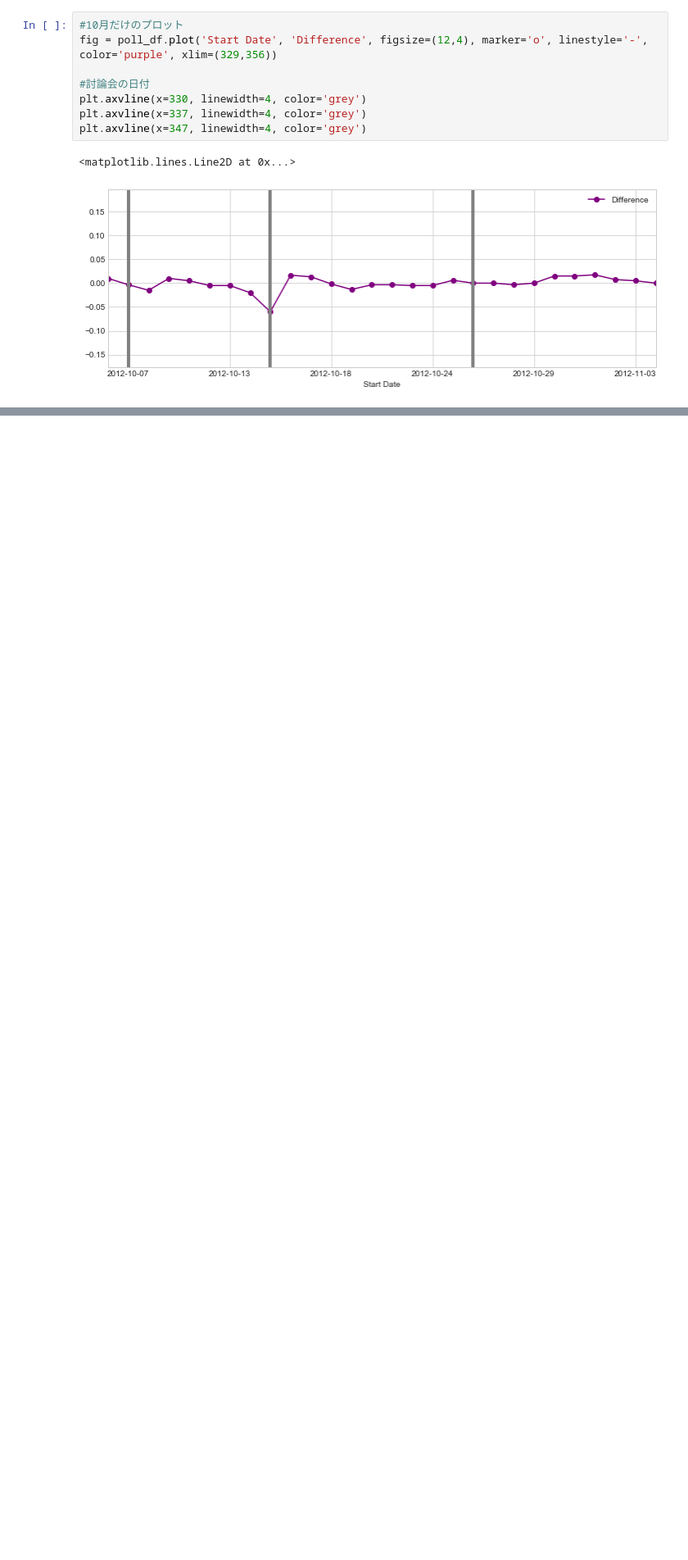
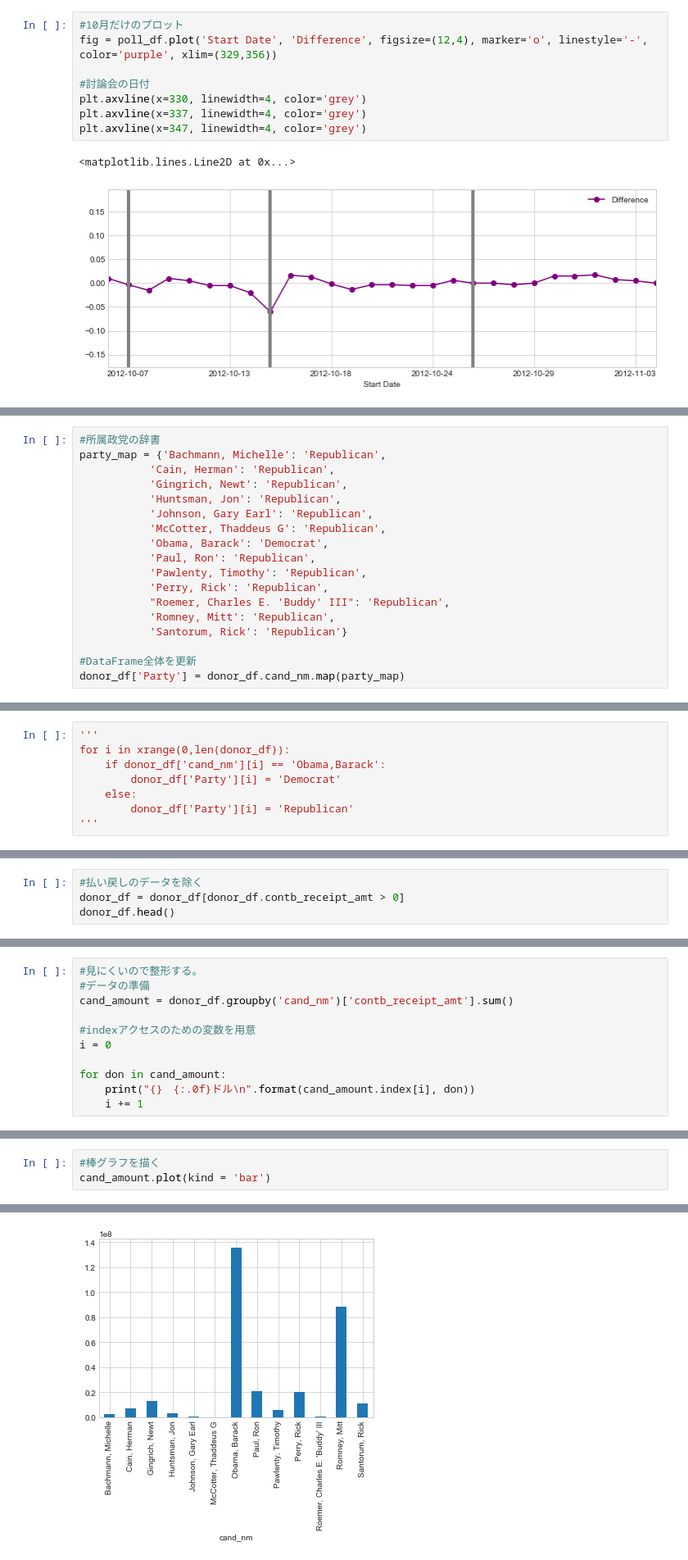
Before and after one commit to cy-yusuke-miyazaki/python, a Jupyter notebook: python_data_science/Lec_66-70選挙のデータ解析.ipynb, the cells around one changed output, grey strips where cells are left out. Shown at 82% size. Drawn from its saved outputs; the diff is of its cells as text; blank space fills up the shorter version.

```diff
--- a/python_data_science/Lec_66-70選挙のデータ解析.ipynb
+++ b/python_data_science/Lec_66-70選挙のデータ解析.ipynb
@@ -243,0 +420,18 @@ plt.axvline(x=347, linewidth=4, color='grey')
+# %%
+#所属政党の辞書
+party_map = {'Bachmann, Michelle': 'Republican',
+           'Cain, Herman': 'Republican',
+           'Gingrich, Newt': 'Republican',
+           'Huntsman, Jon': 'Republican',
+           'Johnson, Gary Earl': 'Republican',
+           'McCotter, Thaddeus G': 'Republican',
+           'Obama, Barack': 'Democrat',
+           'Paul, Ron': 'Republican',
+           'Pawlenty, Timothy': 'Republican',
+           'Perry, Rick': 'Republican',
+           "Roemer, Charles E. 'Buddy' III": 'Republican',
+           'Romney, Mitt': 'Republican',
+           'Santorum, Rick': 'Republican'}
+
+#DataFrame全体を更新
+donor_df['Party'] = donor_df.cand_nm.map(party_map)
@@ -243,0 +440,8 @@ plt.axvline(x=347, linewidth=4, color='grey')
+# %%
+'''
+for i in xrange(0,len(donor_df)):
+    if donor_df['cand_nm'][i] == 'Obama,Barack':
+        donor_df['Party'][i] = 'Democrat'
+    else:
+        donor_df['Party'][i] = 'Republican'
+'''
@@ -243,0 +450,4 @@ plt.axvline(x=347, linewidth=4, color='grey')
+# %%
+#払い戻しのデータを除く
+donor_df = donor_df[donor_df.contb_receipt_amt > 0]
+donor_df.head()
@@ -243,0 +501,11 @@ plt.axvline(x=347, linewidth=4, color='grey')
+# %%
+#見にくいので整形する。
+#データの準備
+cand_amount = donor_df.groupby('cand_nm')['contb_receipt_amt'].sum()
+
+#indexアクセスのための変数を用意
+i = 0
+
+for don in cand_amount:
+    print("{}　{:.0f}ドル\n".format(cand_amount.index[i], don))
+    i += 1
@@ -243,0 +530,4 @@ plt.axvline(x=347, linewidth=4, color='grey')
+# %%
+#棒グラフを描く
+cand_amount.plot(kind = 'bar')
+# %% [output]
@@ -243,0 +535 @@ plt.axvline(x=347, linewidth=4, color='grey')
+[figure, added]
```
Also changed, not shown: parts of 39 cells of this notebook.
